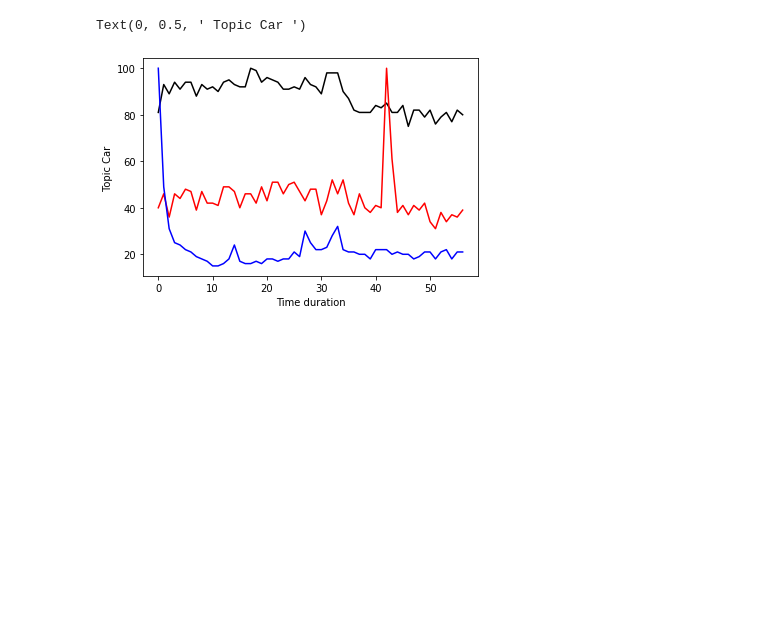
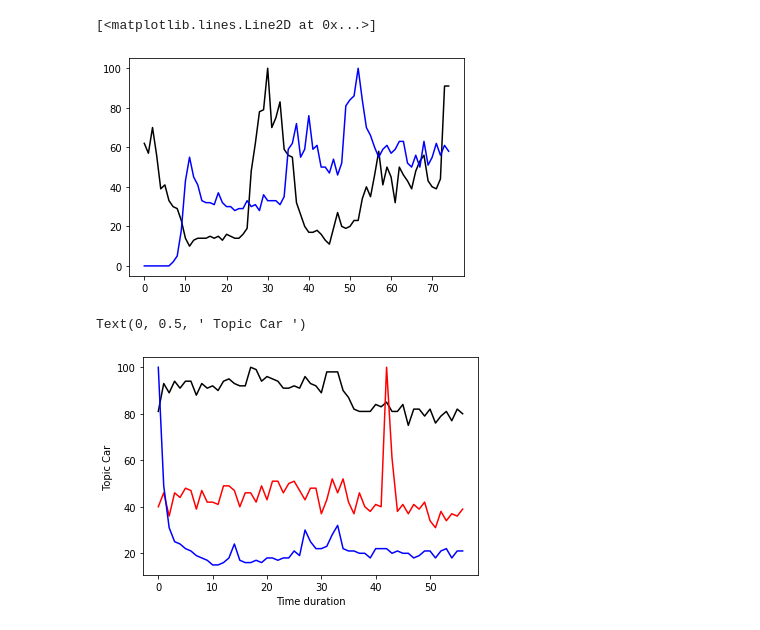
Before and after one commit to Kavishankarks/Real-time-Forecasting-future-trends-of-a-given-topic., a Jupyter notebook: Gtrends.ipynb, the cells around one changed output. Saved outputs shown, nothing was run; the diff lists cells and outputs as text; code cells hidden in the pictures; blank space fills up the shorter version.

```diff
--- a/Gtrends.ipynb
+++ b/Gtrends.ipynb
@@ -140,30 +71,0 @@ dfk.to_csv('keywords.csv')
-# %%
-from pytrends.request import TrendReq
-import pandas as pd
-import time
-startTime = time.time()
-pytrend = TrendReq(hl='en-GB', tz=360)
-
-colnames = ["keywords"]
-df = pd.read_csv("keywords.csv", names=colnames)
-df2 = df["keywords"].values.tolist()
-df2.remove("Keywords")
-
-dataset = []
-
-for x in range(0,len(df2)):
-     keywords = [df2[x]]
-     pytrend.build_payload(
-     kw_list=keywords,
-     cat=0,
-     timeframe='2004-01-01 2021-06-06',geo='GB')
-     data = pytrend.interest_over_time()
-     if not data.empty:
-          data = data.drop(labels=['isPartial'],axis='columns')
-          dataset.append(data)
-
-result = pd.concat(dataset, axis=1)
-result.to_csv('trends.csv')
-
-executionTime = (time.time() - startTime)
-print('Execution time in sec.: ' + str(executionTime))
@@ -172,6 +71,0 @@ Execution time in sec.: 3.4305429458618164
-# %%
-import pandas as pd
-import numpy as np
-from matplotlib import pyplot as plt
-%matplotlib inline
-df=pd.read_csv('trends.csv')
@@ -192,3 +72,9 @@ df.corr()
+# %%
+plt.plot(df['cricket'],label='Covid-19',color='black')
+plt.plot(df['covid'],label='Covid-19',color='blue')
+# %% [output]
+[<matplotlib.lines.Line2D at 0x...>]
+[figure, added]
 # %%
 
 plt.plot(df.mobile,label='Mobile',color='black')
```
Also changed, not shown: parts of 16 cells of this notebook, 4 other files.
